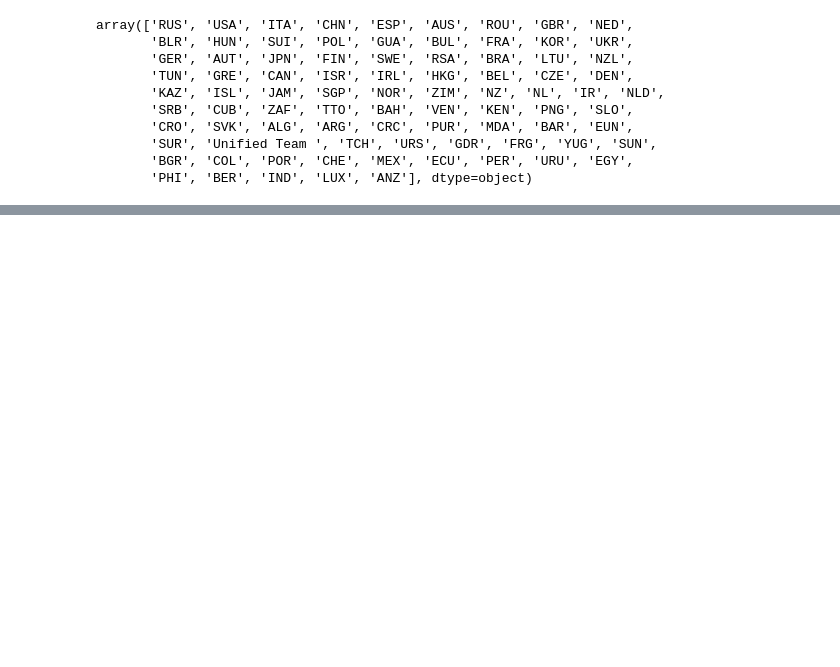
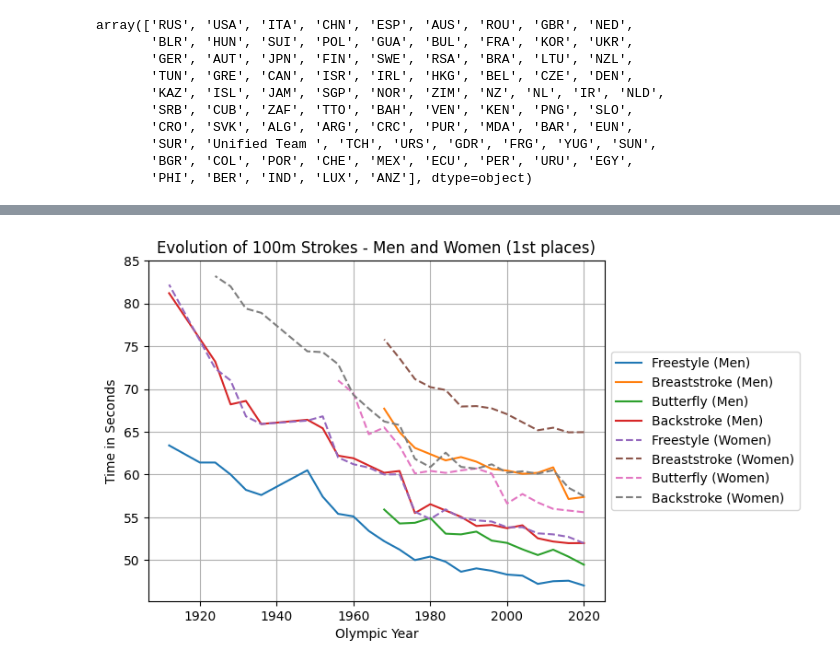
Before and after one commit to marcohl/olympics_swimming, a Jupyter notebook: Swimming_olympics.ipynb, the cells around one changed output, grey strips where cells are left out. Drawn from its saved outputs; the diff is of its cells as text; code cells hidden in the pictures; blank space fills up the shorter version.

```diff
--- a/Swimming_olympics.ipynb
+++ b/Swimming_olympics.ipynb
@@ -206,0 +287,20 @@ array(['RUS', 'USA', 'ITA', 'CHN', 'ESP', 'AUS', 'ROU', 'GBR', 'NED',
+# %%
+# Plot the TimeInSeconds evolution for each stroke
+plt.plot(df_rank_1_freestyle_male['Year'], df_rank_1_freestyle_male['TimeInSeconds'], label='Freestyle (Men)')
+plt.plot(df_rank_1_breaststroke_male['Year'], df_rank_1_breaststroke_male['TimeInSeconds'], label='Breaststroke (Men)')
+plt.plot(df_rank_1_butterfly_male['Year'], df_rank_1_butterfly_male['TimeInSeconds'], label='Butterfly (Men)')
+plt.plot(df_rank_1_backstroke_male['Year'], df_rank_1_backstroke_male['TimeInSeconds'], label='Backstroke (Men)')
+
+plt.plot(df_rank_1_freestyle_female['Year'], df_rank_1_freestyle_female['TimeInSeconds'], label='Freestyle (Women)', linestyle='--')
+plt.plot(df_rank_1_breaststroke_female['Year'], df_rank_1_breaststroke_female['TimeInSeconds'], label='Breaststroke (Women)', linestyle='--')
+plt.plot(df_rank_1_butterfly_female['Year'], df_rank_1_butterfly_female['TimeInSeconds'], label='Butterfly (Women)', linestyle='--')
+plt.plot(df_rank_1_backstroke_female['Year'], df_rank_1_backstroke_female['TimeInSeconds'], label='Backstroke (Women)', linestyle='--')
+
+plt.xlabel('Olympic Year')
+plt.ylabel('Time in Seconds')
+plt.title('Evolution of 100m Strokes - Men and Women (1st places)')
+plt.legend(loc='center left', bbox_to_anchor=(1, 0.5))
+plt.grid()
+plt.show()
+# %% [output]
+[figure, added]
```
Also changed, not shown: parts of 6 cells of this notebook.
